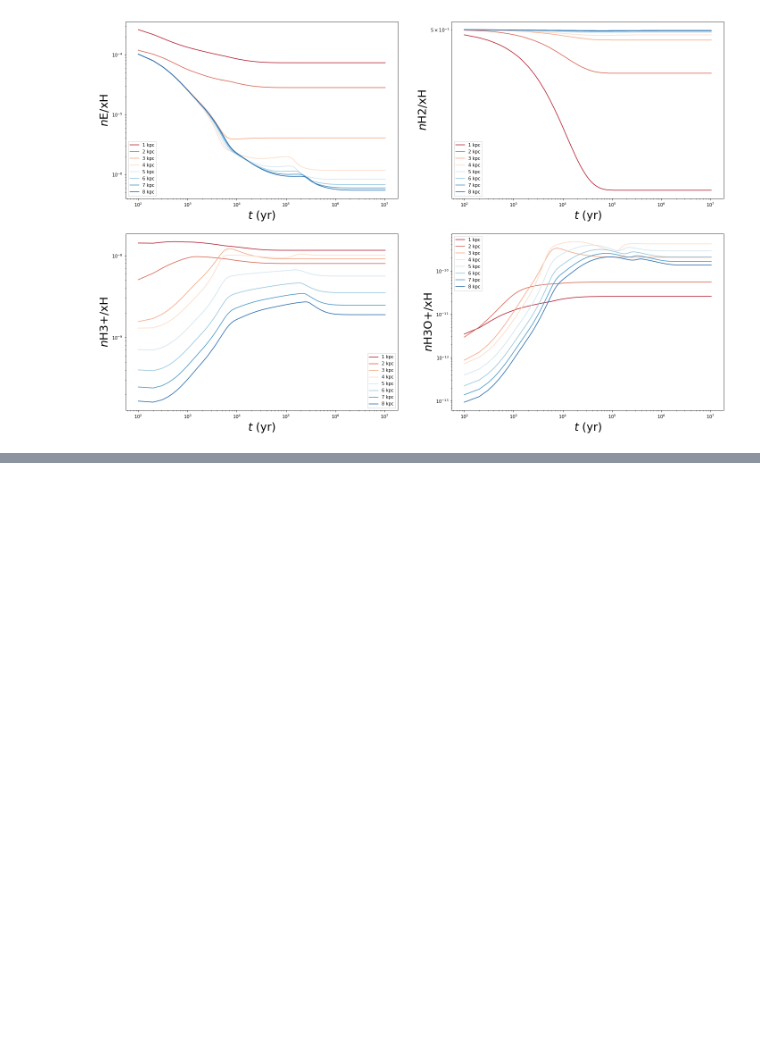
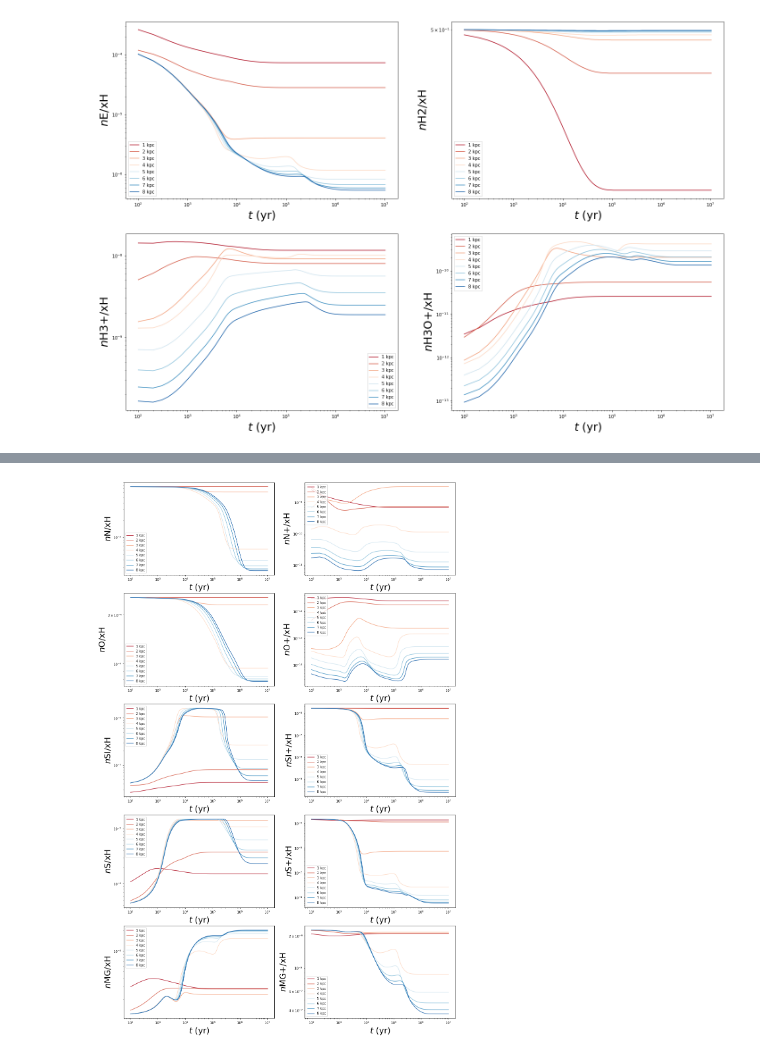
Before and after one commit to slowdivePTG/X-ray-chemistry, a Jupyter notebook: KROME/AGN/AGN.ipynb, the cells around one changed output, grey strips where cells are left out. Cells and saved outputs as stored; diff of their text form; code cells hidden in the pictures; blank space fills up the shorter version.

```diff
--- a/KROME/AGN/AGN.ipynb
+++ b/KROME/AGN/AGN.ipynb
@@ -89,0 +96,24 @@ plot_all('Cj')
+# %%
+plt.figure(1, figsize = (18,36))
+plt.subplot(621)
+plot_all('N')
+plt.subplot(622)
+plot_all('Nj')
+plt.subplot(623)
+plot_all('O')
+plt.subplot(624)
+plot_all('Oj')
+plt.subplot(625)
+plot_all('SI')
+plt.subplot(626)
+plot_all('SIj')
+plt.subplot(627)
+plot_all('S')
+plt.subplot(628)
+plot_all('Sj')
+plt.subplot(629)
+plot_all('MG')
+plt.subplot(6,2,10)
+plot_all('MGj')
+# %% [output]
+[figure, added]
```
Also changed, not shown: parts of 4 cells of this notebook, 12 other files.
